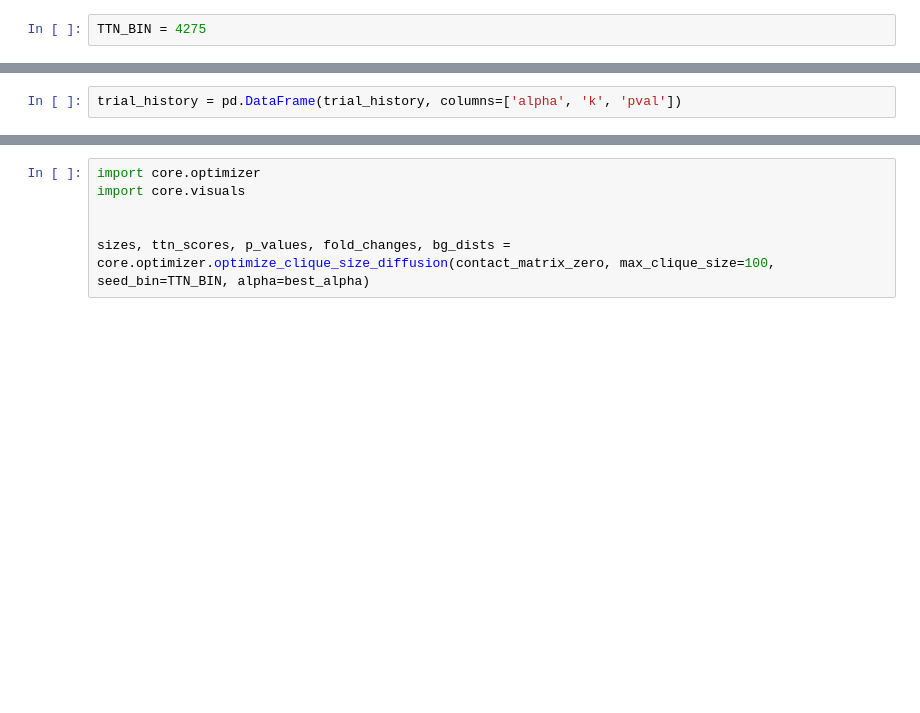
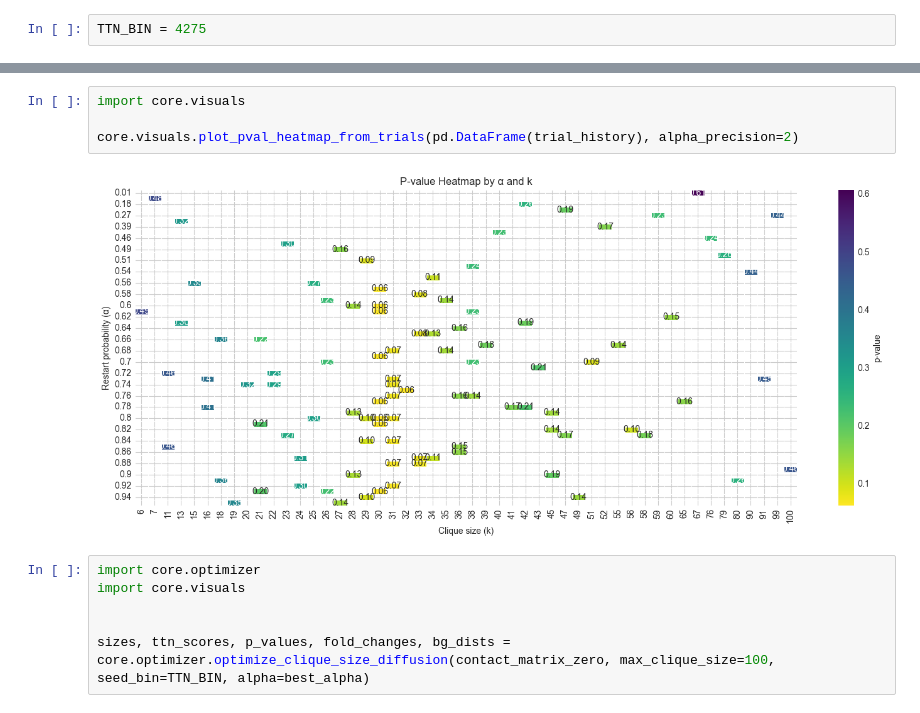
Before and after one commit to ethanoutangoun/chromatin-heart-dev, a Jupyter notebook: optimizer.ipynb, the cells around one changed output, grey strips where cells are left out. Drawn from its saved outputs; the diff is of its cells as text; blank space fills up the shorter version.

```diff
--- a/optimizer.ipynb
+++ b/optimizer.ipynb
@@ -70,2 +68,0 @@ best_alpha, best_k, best_clique, final_pval, trial_history = core.optimizer.opti
-# %%
-trial_history = pd.DataFrame(trial_history, columns=['alpha', 'k', 'pval'])
@@ -101,3 +93,9 @@ best_alpha, best_k, best_clique, final_pval
+# %%
+import core.visuals
+
+core.visuals.plot_pval_heatmap_from_trials(pd.DataFrame(trial_history), alpha_precision=2)
+# %% [output]
+[figure, added]
 # %%
 import core.optimizer
 import core.visuals
```
Also changed, not shown: parts of 5 cells of this notebook, 2 other files.
